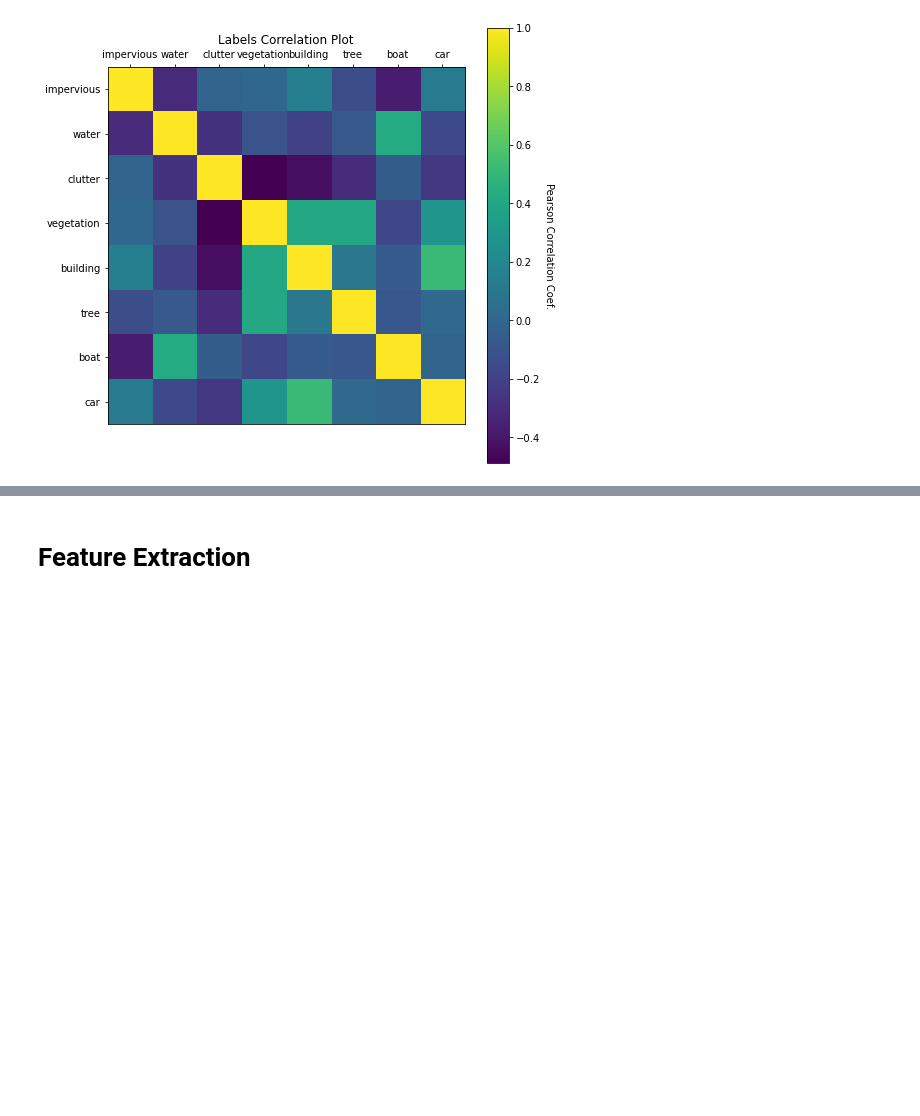
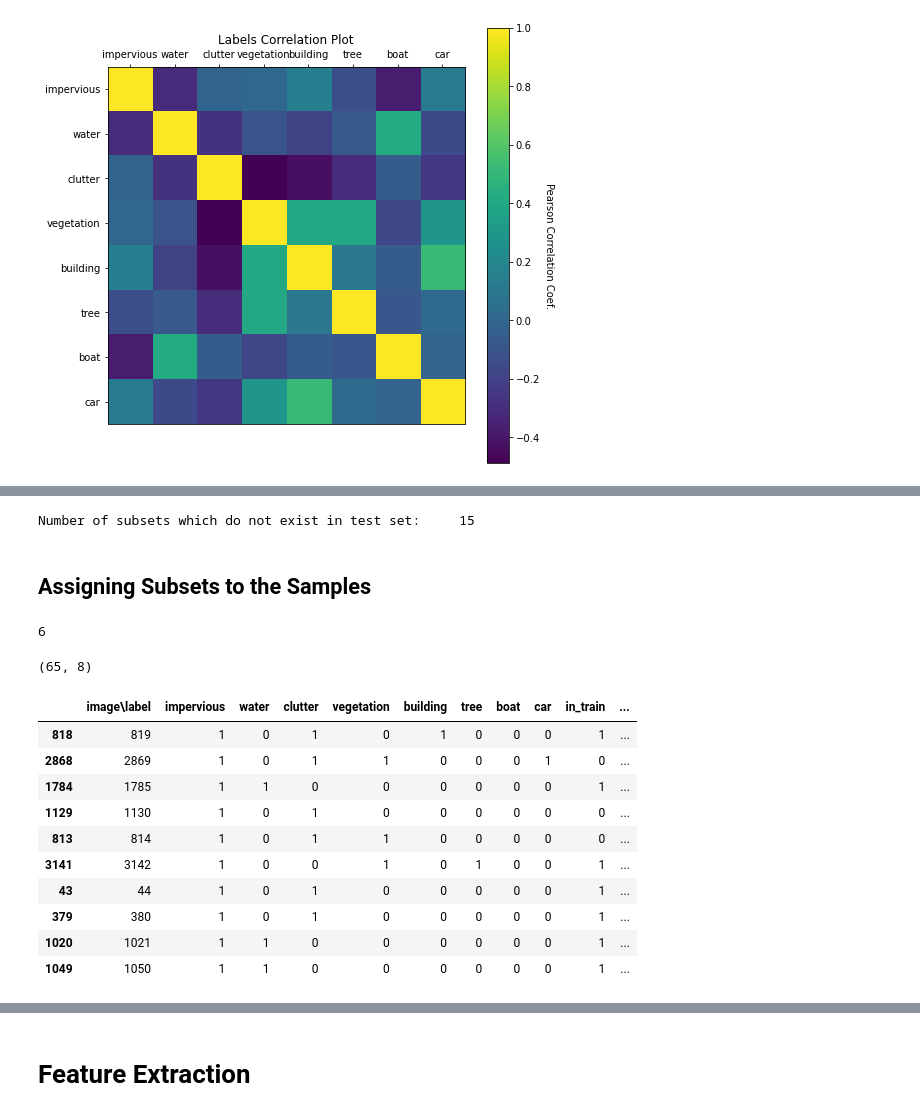
Before and after one commit to tustunkok/Multilabel-Classification-Report, a Jupyter notebook: Report.ipynb, the cells around one changed output, grey strips where cells are left out. Drawn from its saved outputs; the diff is of its cells as text; code cells hidden in the pictures; blank space fills up the shorter version.

```diff
--- a/Report.ipynb
+++ b/Report.ipynb
@@ -196,0 +241,15 @@ plt.show()
+# %%
+print(f"Number of subsets which do not exist in test set: \
+    {len(set(map(tuple, total_unique_subsets)) - set(map(tuple, test_clusters)))}")
+# %% [output]
+Number of subsets which do not exist in test set:     15
+# %% [markdown]
+## Assigning Subsets to the Samples
+# %%
+(total_unique_subsets == multilabel_df.drop(["image\\label", "in_train", "total_label_count"], axis=1).values[500]).all(axis=1).nonzero()[0][0]
+# %% [output]
+6
+# %%
+total_unique_subsets.shape
+# %% [output]
+(65, 8)
@@ -196,0 +258,14 @@ plt.show()
+# %%
+multilabel_df.sample(10)
+# %% [output]
+|  | image\label | impervious | water | clutter | vegetation | building | tree | boat | car | in_train | ... |
+| 818 | 819 | 1 | 0 | 1 | 0 | 1 | 0 | 0 | 0 | 1 | ... |
+| 2868 | 2869 | 1 | 0 | 1 | 1 | 0 | 0 | 0 | 1 | 0 | ... |
+| 1784 | 1785 | 1 | 1 | 0 | 0 | 0 | 0 | 0 | 0 | 1 | ... |
+| 1129 | 1130 | 1 | 0 | 1 | 0 | 0 | 0 | 0 | 0 | 0 | ... |
+| 813 | 814 | 1 | 0 | 1 | 1 | 0 | 0 | 0 | 0 | 0 | ... |
+| 3141 | 3142 | 1 | 0 | 0 | 1 | 0 | 1 | 0 | 0 | 1 | ... |
+| 43 | 44 | 1 | 0 | 1 | 0 | 0 | 0 | 0 | 0 | 1 | ... |
+| 379 | 380 | 1 | 0 | 1 | 0 | 0 | 0 | 0 | 0 | 1 | ... |
+| 1020 | 1021 | 1 | 1 | 0 | 0 | 0 | 0 | 0 | 0 | 1 | ... |
+| 1049 | 1050 | 1 | 1 | 0 | 0 | 0 | 0 | 0 | 0 | 1 | ... |
```
Also changed, not shown: parts of 23 cells of this notebook.
